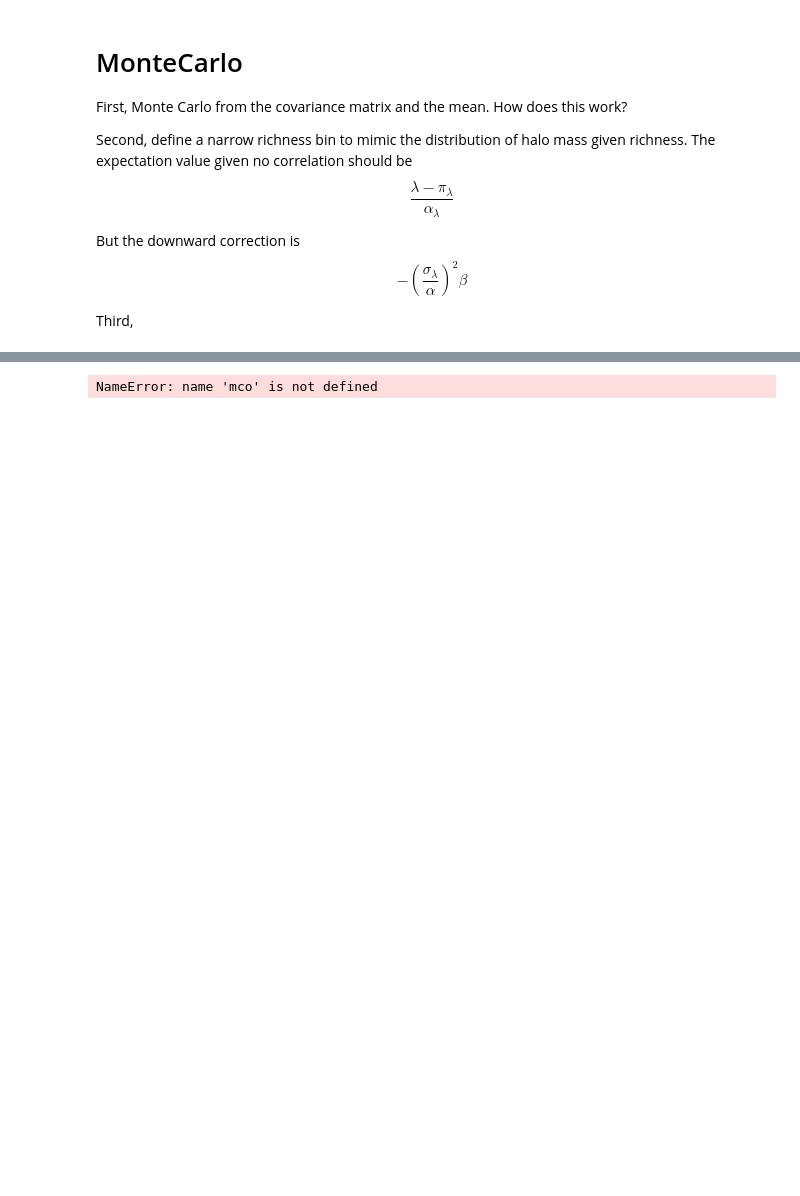
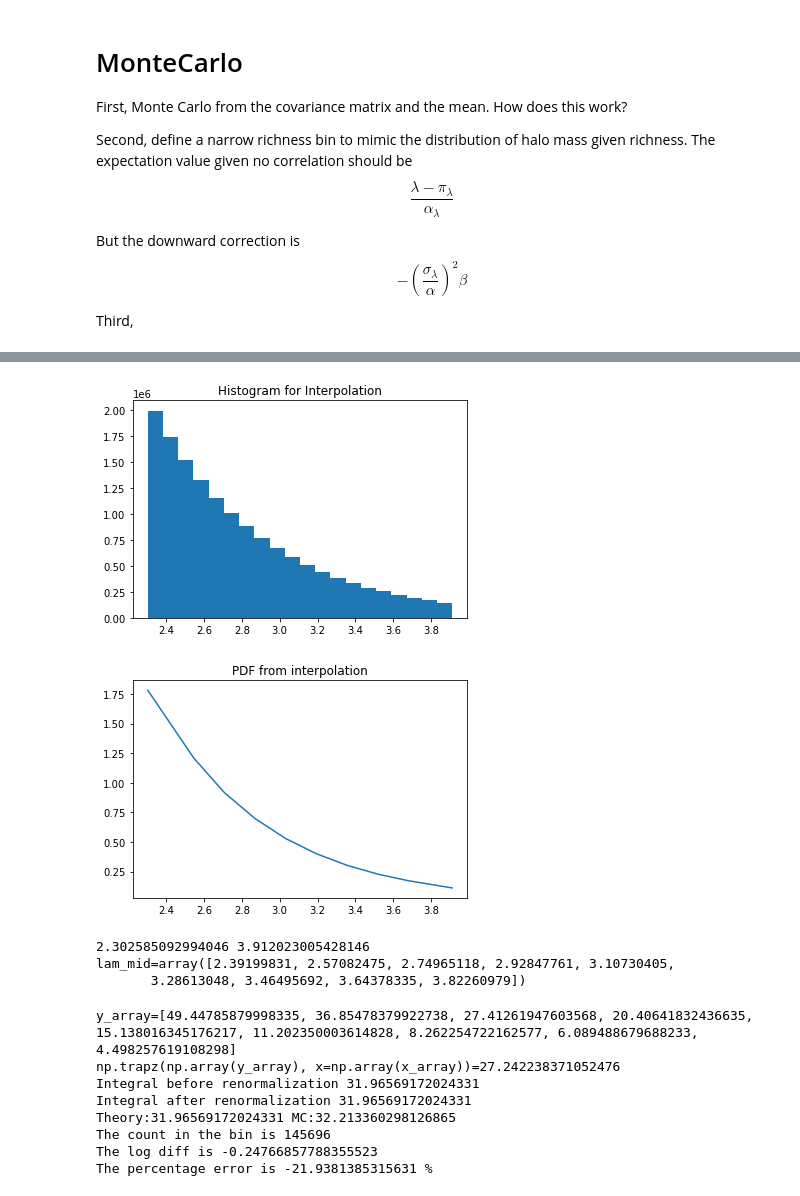
Before and after one commit to zchvsre/des_spt_selection, a Jupyter notebook: MC_theory/two_variable_monte_carlo_integral.ipynb, the cells around one changed output, grey strips where cells are left out. Saved outputs shown, nothing was run; the diff lists cells and outputs as text; code cells hidden in the pictures; blank space fills up the shorter version.

```diff
--- a/MC_theory/two_variable_monte_carlo_integral.ipynb
+++ b/MC_theory/two_variable_monte_carlo_integral.ipynb
@@ -84,19 +70,27 @@ for_csv_df.to_csv("../data/csv_for_tianyu")
 # %%
-lam_array, SZ_array, diff_array, count_array = mco.mc_calculate_mean_mwl_given_lam_sz(
-    lam1=10,
-    lam2=50,
-    sz1=0.02,
-    sz2=0.1,
-    nbins=NBINS + 1,
-    correction=True,
-    NSTEPS=1000)
+diff, count = mco.mc_calculate_mean_mwl_diff_given_lam_bin(lam1=10,
+                                                           lam2=50,
+                                                           correction=True,
+                                                           NSTEPS=1000)
 # lam_array_nc, SZ_array_nc, diff_array_nc, count_array_nc = mco.MC_calculate_mean_Mwl_given_lam_SZ(nbins = NBINS+1,correction=False)
 
-print("The count in the bin is", count_array)
-print("The log diff is",diff_array)
-print("The percentage error is", (np.exp(diff_array) - 1 )* 100, "%")
+print("The count in the bin is", count)
+print("The log diff is", diff)
+print("The percentage error is", (np.exp(diff) - 1) * 100, "%")
 # %% [output]
+[figure, added]
+[figure, added]
-NameError: name 'mco' is not defined
+2.302585092994046 3.912023005428146
+lam_mid=array([2.39199831, 2.57082475, 2.74965118, 2.92847761, 3.10730405,
+       3.28613048, 3.46495692, 3.64378335, 3.82260979])
+y_array=[49.44785879998335, 36.85478379922738, 27.41261947603568, 20.40641832436635, 15.138016345176217, 11.202350003614828, 8.262254722162577, 6.089488679688233, 4.498257619108298]
+np.trapz(np.array(y_array), x=np.array(x_array))=27.242238371052476
+Integral before renormalization 31.96569172024331
+Integral after renormalization 31.96569172024331
+Theory:31.96569172024331 MC:32.213360298126865
+The count in the bin is 145696
+The log diff is -0.24766857788355523
+The percentage error is -21.9381385315631 %
 # %%
 data =
 points,step = np.linspace(data.min(),data.max(),1000,retstep=True)
```
Also changed, not shown: parts of 14 cells of this notebook, 1 other file.
